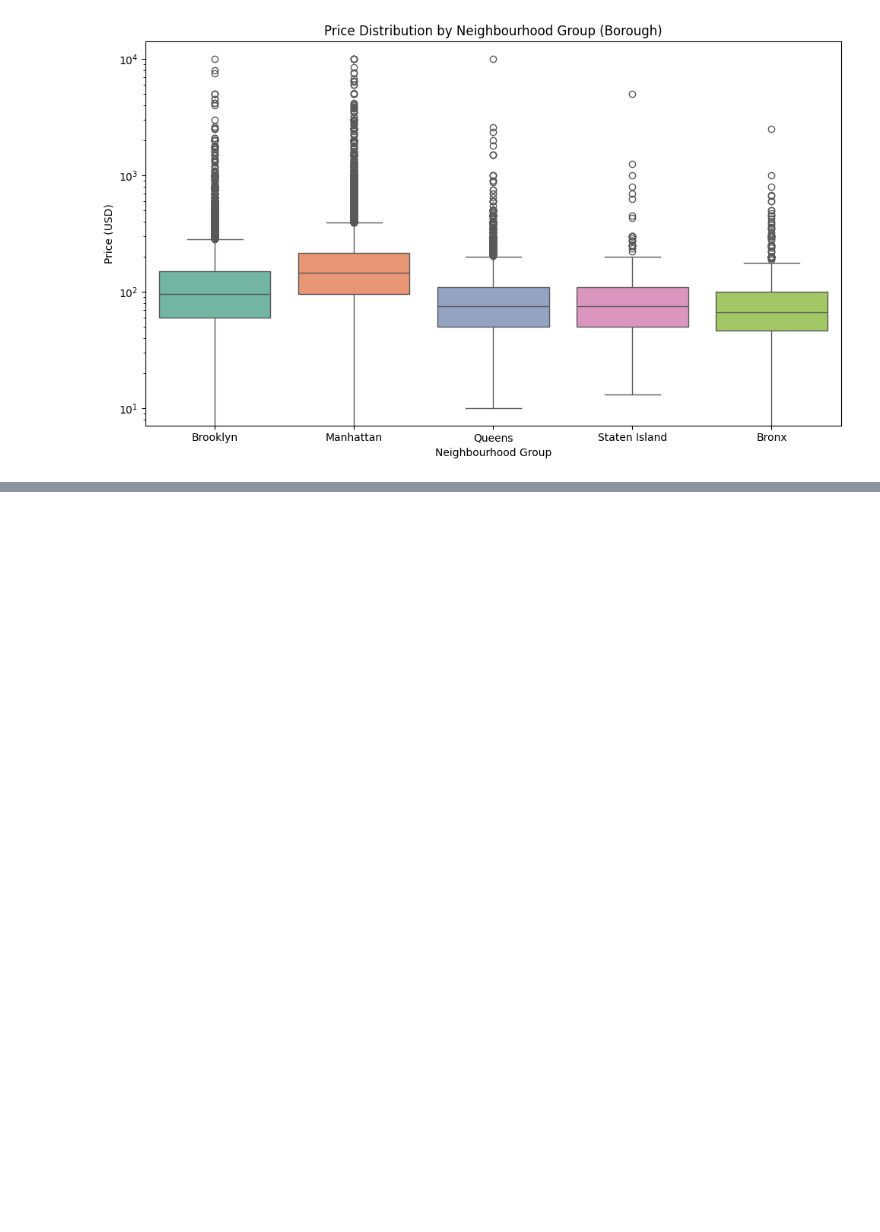
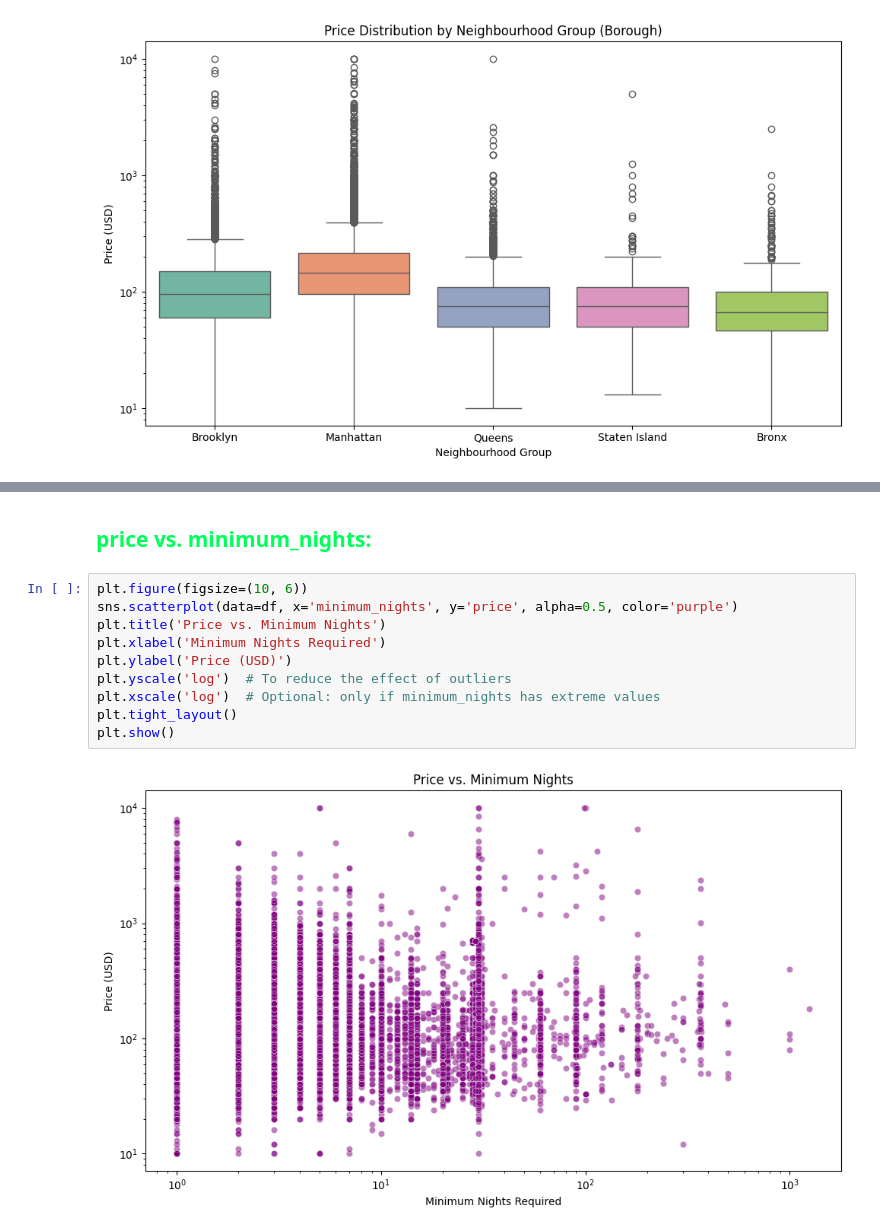
Before and after one commit to sachinn854/Airbnb-NYC-Listings-Data-Analysis-and-Dashboard, a Jupyter notebook: eda.ipynb, the cells around one changed output, grey strips where cells are left out. Drawn from its saved outputs; the diff is of its cells as text; blank space fills up the shorter version.

```diff
--- a/eda.ipynb
+++ b/eda.ipynb
@@ -800,0 +853,16 @@ plt.show()
+# %% [markdown]
+
+<h4 style="font-family:Segoe UI,Tahoma,Geneva,Verdana,sans-serif; font-size:1.5em; color: #00ff59ff; margin-top:20px; margin-bottom:10px;">
+price vs. minimum_nights:</h4>
+# %%
+plt.figure(figsize=(10, 6))
+sns.scatterplot(data=df, x='minimum_nights', y='price', alpha=0.5, color='purple')
+plt.title('Price vs. Minimum Nights')
+plt.xlabel('Minimum Nights Required')
+plt.ylabel('Price (USD)')
+plt.yscale('log')  # To reduce the effect of outliers
+plt.xscale('log')  # Optional: only if minimum_nights has extreme values
+plt.tight_layout()
+plt.show()
+# %% [output]
+[figure, added]
```
Also changed, not shown: parts of 38 cells of this notebook.
